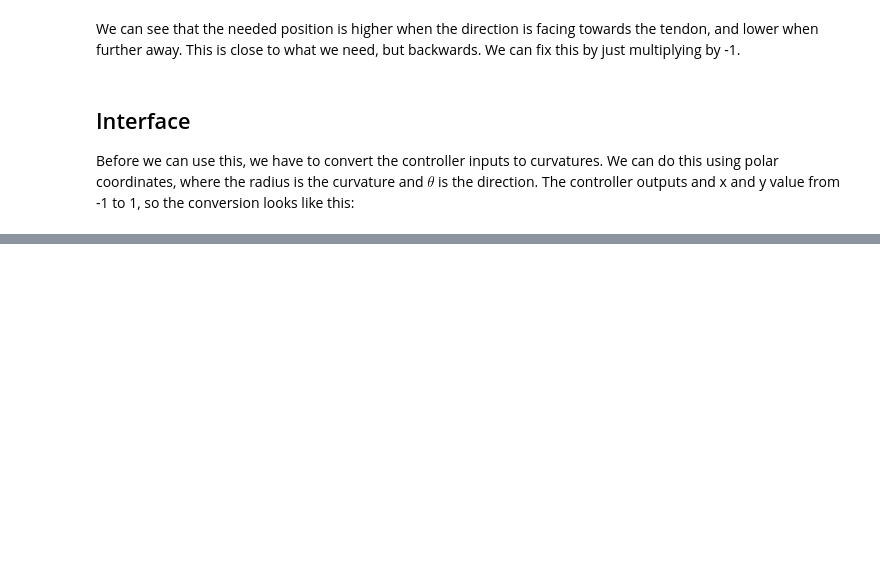
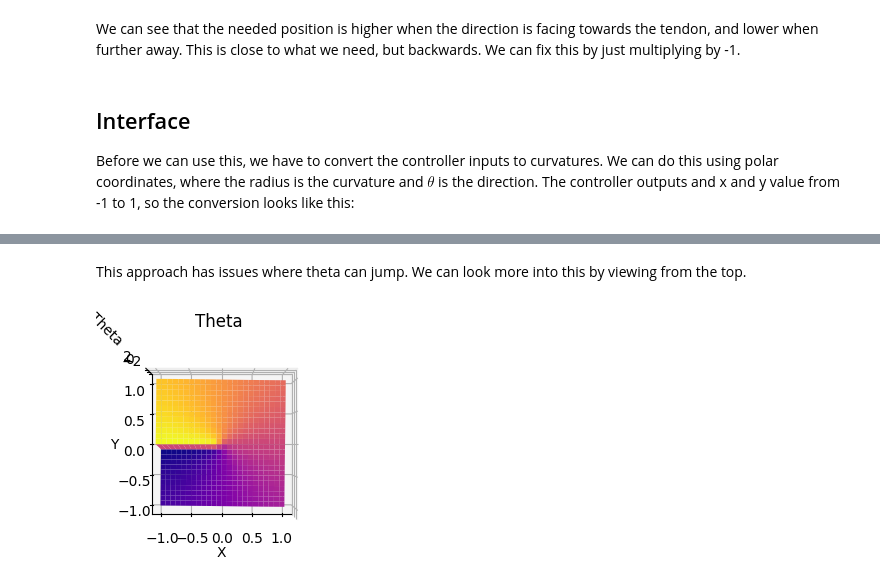
Before and after one commit to crummyh/stem-research-2025-2026, a Jupyter notebook: notebooks/tendons.ipynb, the cells around one changed output, grey strips where cells are left out. Drawn from its saved outputs; the diff is of its cells as text; code cells hidden in the pictures; blank space fills up the shorter version.

```diff
--- a/notebooks/tendons.ipynb
+++ b/notebooks/tendons.ipynb
@@ -87,0 +116,23 @@ def cartesian_to_polar(x: float, y: float) -> tuple[float, float]:
+# %% [markdown]
+This approach has issues where theta can jump. We can look more into this by viewing from the top.
+# %%
+x = np.linspace(-1, 1, 25)
+y = np.linspace(-1, 1, 25)
+x,y = np.meshgrid(x,y)
+
+theta, r = cartesian_to_polar(x,y)
+
+fig = plt.figure()
+
+ax = fig.add_subplot(121, projection='3d')
+ax.view_init(elev=90, azim=-90, roll=0)
+ax.plot_surface(x, y, theta, cmap='plasma')
+ax.set_title('Theta')
+
+ax.set_xlabel("X")
+ax.set_ylabel("Y")
+ax.set_zlabel("Theta")
+
+plt.show()
+# %% [output]
+[figure, added]
```
Also changed, not shown: parts of 3 cells of this notebook, 8 other files.
